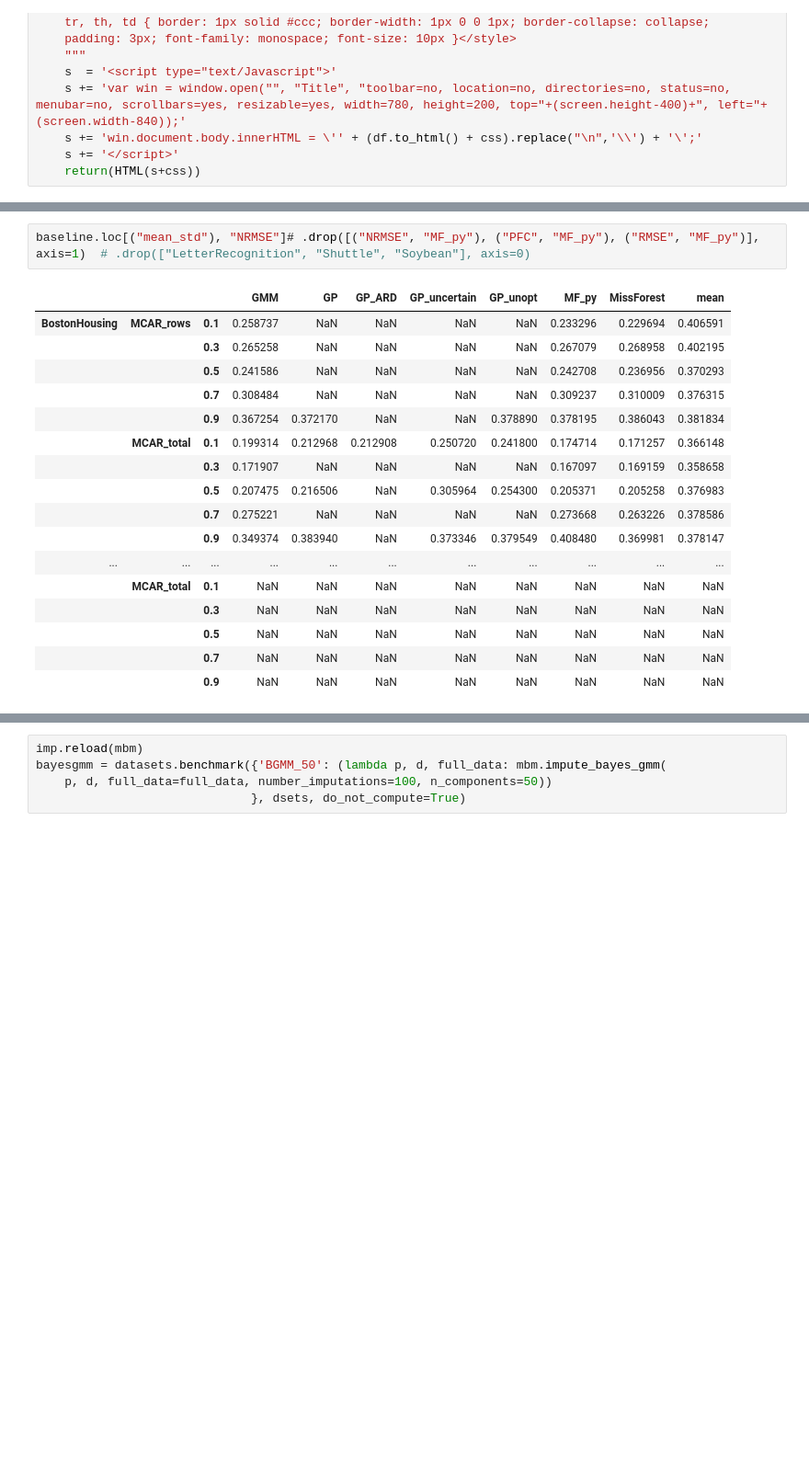
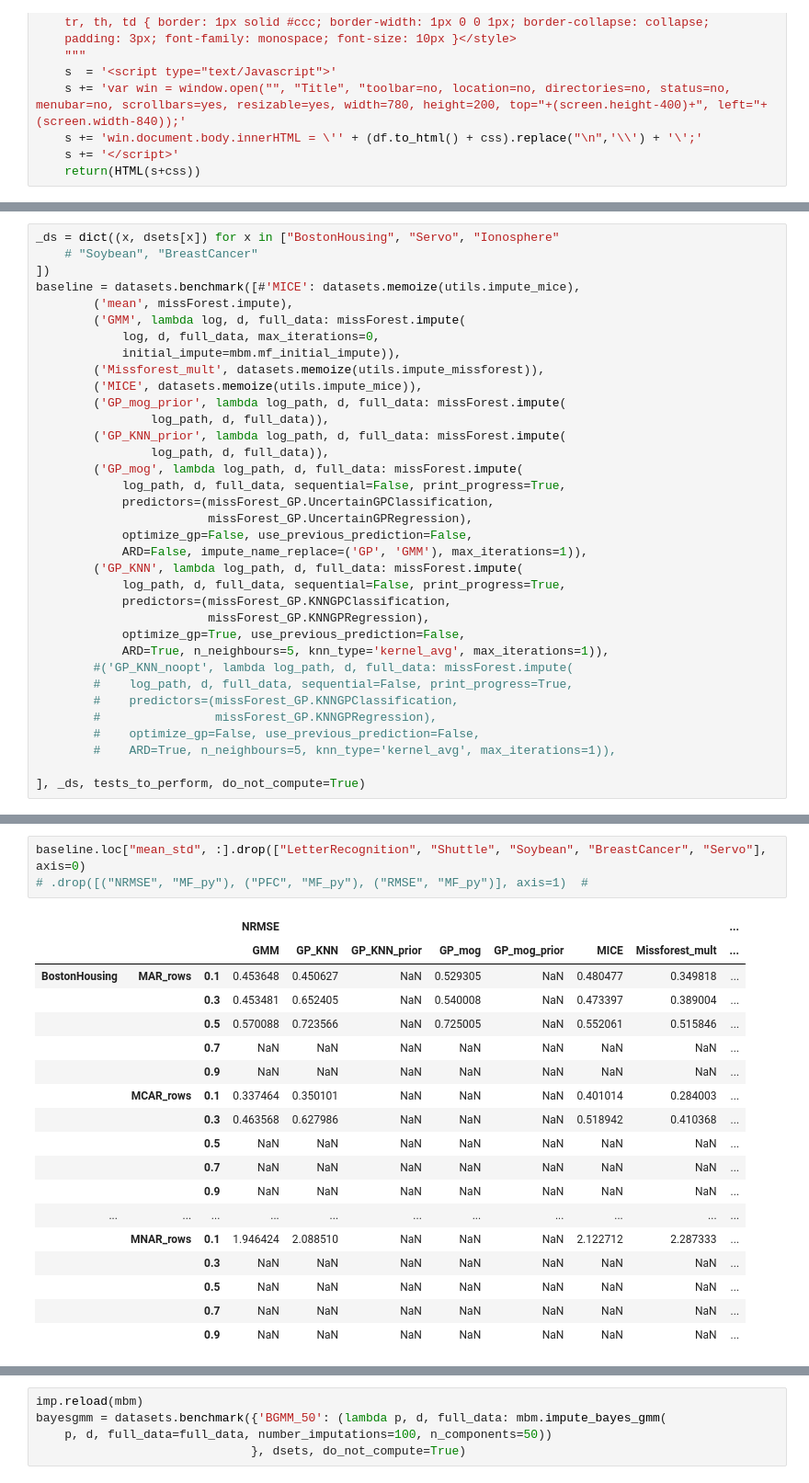
Before and after one commit to rhaps0dy/ts-baselines, a Jupyter notebook: timeless-imputation/Algorithm benchmarks.ipynb, the cells around one changed output, grey strips where cells are left out. Shown at 92% size. Drawn from its saved outputs; the diff is of its cells as text; blank space fills up the shorter version.

```diff
--- a/timeless-imputation/Algorithm benchmarks.ipynb
+++ b/timeless-imputation/Algorithm benchmarks.ipynb
@@ -70,0 +90,35 @@ baseline = datasets.benchmark({#'MICE': datasets.memoize(utils.impute_mice),
+# %%
+_ds = dict((x, dsets[x]) for x in ["BostonHousing", "Servo", "Ionosphere"
+    # "Soybean", "BreastCancer"
+])
+baseline = datasets.benchmark([#'MICE': datasets.memoize(utils.impute_mice),
+        ('mean', missForest.impute),
+        ('GMM', lambda log, d, full_data: missForest.impute(
+            log, d, full_data, max_iterations=0,
+            initial_impute=mbm.mf_initial_impute)),
+        ('Missforest_mult', datasets.memoize(utils.impute_missforest)),
+        ('MICE', datasets.memoize(utils.impute_mice)),
+        ('GP_mog_prior', lambda log_path, d, full_data: missForest.impute(
+                log_path, d, full_data)),
+        ('GP_KNN_prior', lambda log_path, d, full_data: missForest.impute(
+                log_path, d, full_data)),
+        ('GP_mog', lambda log_path, d, full_data: missForest.impute(
+            log_path, d, full_data, sequential=False, print_progress=True,
+            predictors=(missForest_GP.UncertainGPClassification,
+                        missForest_GP.UncertainGPRegression),
+            optimize_gp=False, use_previous_prediction=False,
+            ARD=False, impute_name_replace=('GP', 'GMM'), max_iterations=1)),
+        ('GP_KNN', lambda log_path, d, full_data: missForest.impute(
+            log_path, d, full_data, sequential=False, print_progress=True,
+            predictors=(missForest_GP.KNNGPClassification,
+                        missForest_GP.KNNGPRegression),
+            optimize_gp=True, use_previous_prediction=False,
+            ARD=True, n_neighbours=5, knn_type='kernel_avg', max_iterations=1)),
+        #('GP_KNN_noopt', lambda log_path, d, full_data: missForest.impute(
+        #    log_path, d, full_data, sequential=False, print_progress=True,
+        #    predictors=(missForest_GP.KNNGPClassification,
+        #                missForest_GP.KNNGPRegression),
+        #    optimize_gp=False, use_previous_prediction=False,
+        #    ARD=True, n_neighbours=5, knn_type='kernel_avg', max_iterations=1)),
+
+], _ds, tests_to_perform, do_not_compute=True)
@@ -71,20 +160,22 @@ baseline = datasets.benchmark({#'MICE': datasets.memoize(utils.impute_mice),
 # %%
-baseline.loc[("mean_std"), "NRMSE"]# .drop([("NRMSE", "MF_py"), ("PFC", "MF_py"), ("RMSE", "MF_py")], axis=1)  # .drop(["LetterRecognition", "Shuttle", "Soybean"], axis=0)
+baseline.loc["mean_std", :].drop(["LetterRecognition", "Shuttle", "Soybean", "BreastCancer", "Servo"], axis=0)
+# .drop([("NRMSE", "MF_py"), ("PFC", "MF_py"), ("RMSE", "MF_py")], axis=1)  #
 # %% [output]
-|  |  |  | GMM | GP | GP_ARD | GP_uncertain | GP_unopt | MF_py | MissForest | mean |
-| BostonHousing | MCAR_rows | 0.1 | 0.258737 | NaN | NaN | NaN | NaN | 0.233296 | 0.229694 | 0.406591 |
-|  |  | 0.3 | 0.265258 | NaN | NaN | NaN | NaN | 0.267079 | 0.268958 | 0.402195 |
-|  |  | 0.5 | 0.241586 | NaN | NaN | NaN | NaN | 0.242708 | 0.236956 | 0.370293 |
-|  |  | 0.7 | 0.308484 | NaN | NaN | NaN | NaN | 0.309237 | 0.310009 | 0.376315 |
-|  |  | 0.9 | 0.367254 | 0.372170 | NaN | NaN | 0.378890 | 0.378195 | 0.386043 | 0.381834 |
-|  | MCAR_total | 0.1 | 0.199314 | 0.212968 | 0.212908 | 0.250720 | 0.241800 | 0.174714 | 0.171257 | 0.366148 |
-|  |  | 0.3 | 0.171907 | NaN | NaN | NaN | NaN | 0.167097 | 0.169159 | 0.358658 |
-|  |  | 0.5 | 0.207475 | 0.216506 | NaN | 0.305964 | 0.254300 | 0.205371 | 0.205258 | 0.376983 |
-|  |  | 0.7 | 0.275221 | NaN | NaN | NaN | NaN | 0.273668 | 0.263226 | 0.378586 |
-|  |  | 0.9 | 0.349374 | 0.383940 | NaN | 0.373346 | 0.379549 | 0.408480 | 0.369981 | 0.378147 |
+|  |  |  | NRMSE |  |  |  |  |  |  | ... |
+|  |  |  | GMM | GP_KNN | GP_KNN_prior | GP_mog | GP_mog_prior | MICE | Missforest_mult | ... |
+| BostonHousing | MAR_rows | 0.1 | 0.453648 | 0.450627 | NaN | 0.529305 | NaN | 0.480477 | 0.349818 | ... |
+|  |  | 0.3 | 0.453481 | 0.652405 | NaN | 0.540008 | NaN | 0.473397 | 0.389004 | ... |
+|  |  | 0.5 | 0.570088 | 0.723566 | NaN | 0.725005 | NaN | 0.552061 | 0.515846 | ... |
+|  |  | 0.7 | NaN | NaN | NaN | NaN | NaN | NaN | NaN | ... |
+|  |  | 0.9 | NaN | NaN | NaN | NaN | NaN | NaN | NaN | ... |
+|  | MCAR_rows | 0.1 | 0.337464 | 0.350101 | NaN | NaN | NaN | 0.401014 | 0.284003 | ... |
+|  |  | 0.3 | 0.463568 | 0.627986 | NaN | NaN | NaN | 0.518942 | 0.410368 | ... |
+|  |  | 0.5 | NaN | NaN | NaN | NaN | NaN | NaN | NaN | ... |
+|  |  | 0.7 | NaN | NaN | NaN | NaN | NaN | NaN | NaN | ... |
+|  |  | 0.9 | NaN | NaN | NaN | NaN | NaN | NaN | NaN | ... |
 | ... | ... | ... | ... | ... | ... | ... | ... | ... | ... | ... |
-|  | MCAR_total | 0.1 | NaN | NaN | NaN | NaN | NaN | NaN | NaN | NaN |
-|  |  | 0.3 | NaN | NaN | NaN | NaN | NaN | NaN | NaN | NaN |
-|  |  | 0.5 | NaN | NaN | NaN | NaN | NaN | NaN | NaN | NaN |
-|  |  | 0.7 | NaN | NaN | NaN | NaN | NaN | NaN | NaN | NaN |
-|  |  | 0.9 | NaN | NaN | NaN | NaN | NaN | NaN | NaN | NaN |
+|  | MNAR_rows | 0.1 | 1.946424 | 2.088510 | NaN | NaN | NaN | 2.122712 | 2.287333 | ... |
+|  |  | 0.3 | NaN | NaN | NaN | NaN | NaN | NaN | NaN | ... |
+|  |  | 0.5 | NaN | NaN | NaN | NaN | NaN | NaN | NaN | ... |
+|  |  | 0.7 | NaN | NaN | NaN | NaN | NaN | NaN | NaN | ... |
+|  |  | 0.9 | NaN | NaN | NaN | NaN | NaN | NaN | NaN | ... |
```
Also changed, not shown: parts of 14 cells of this notebook, 17 other files.
